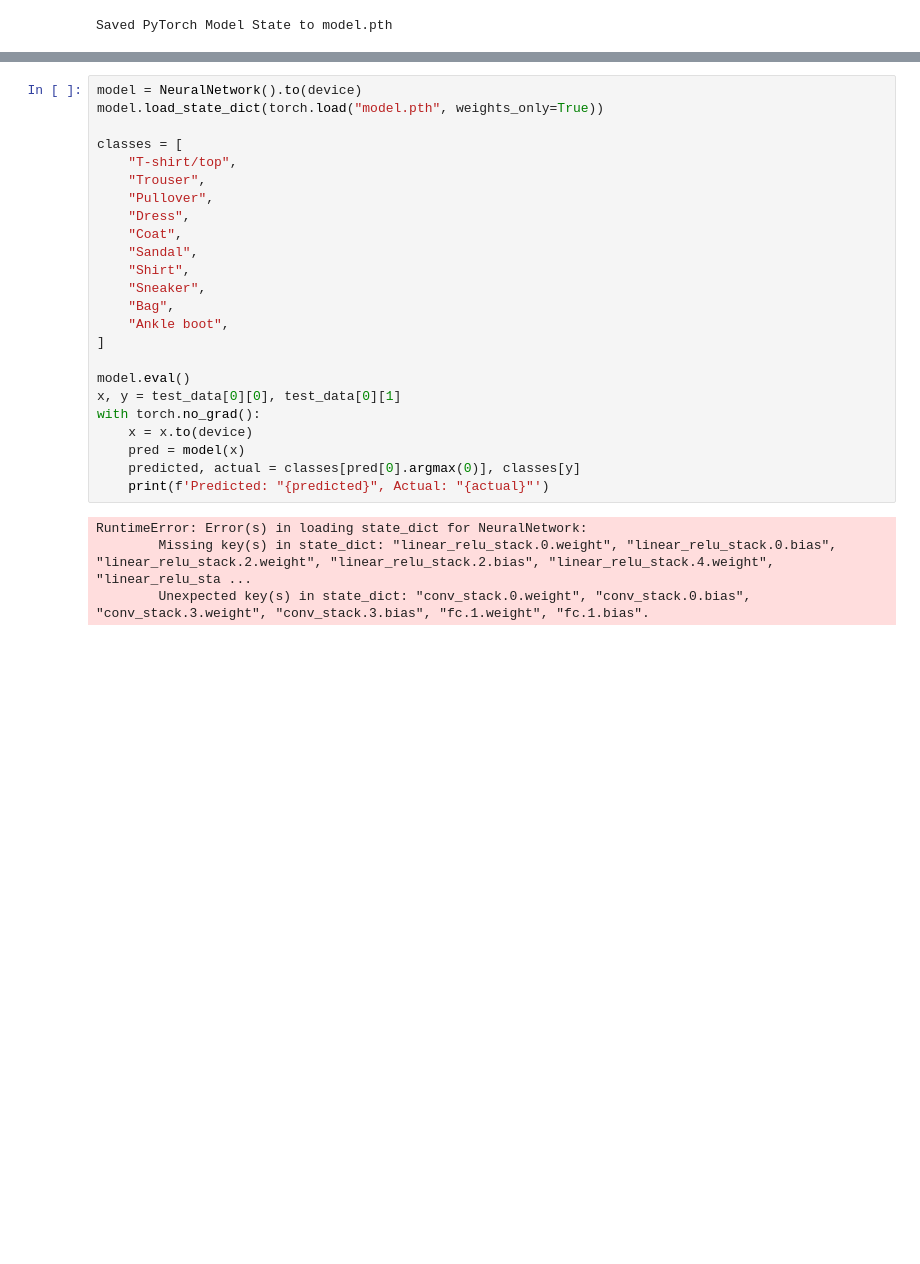
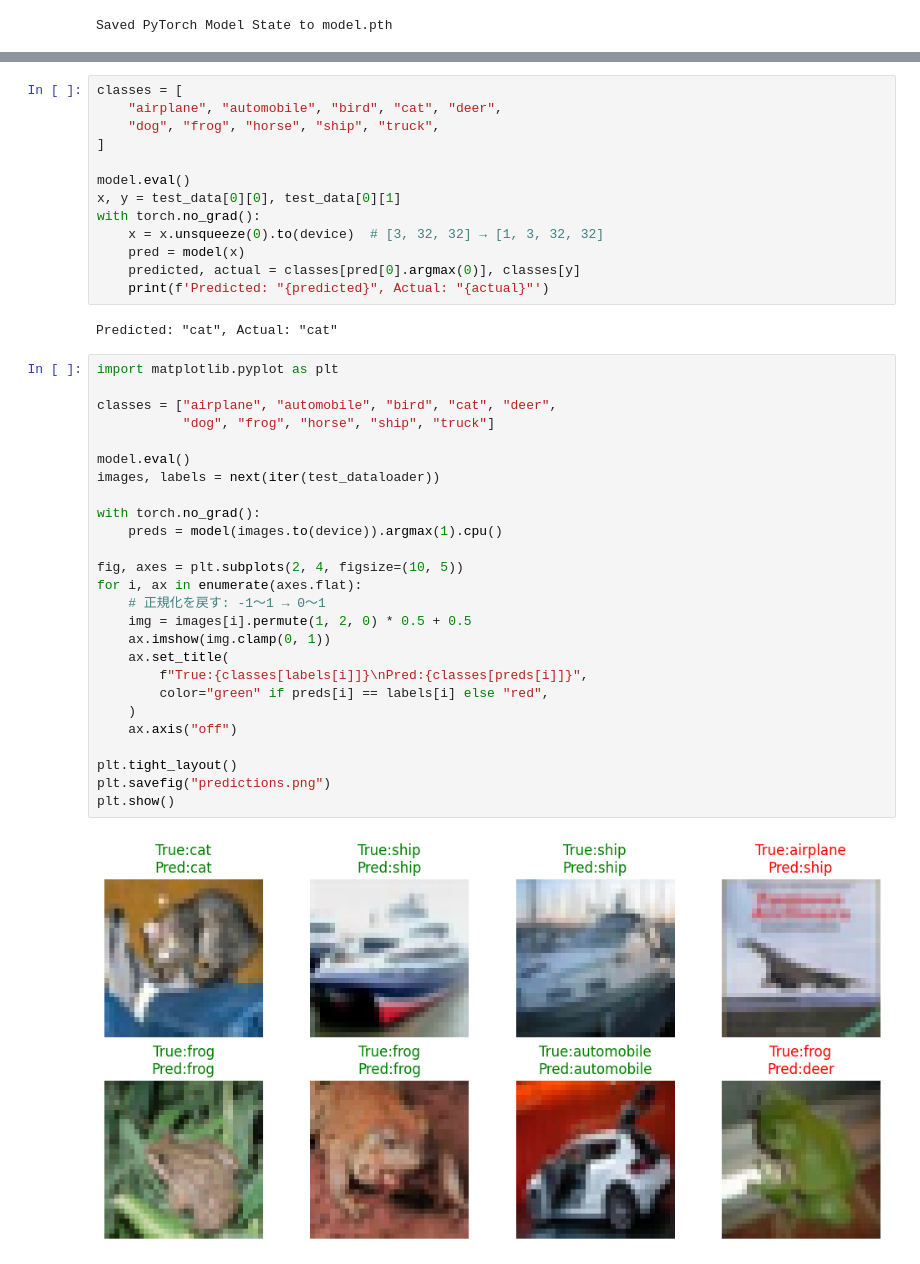
Before and after one commit to juuuuuuuuuuuuuun/pytorch-cifar10, a Jupyter notebook: sutdy_nn.ipynb, the cells around one changed output, grey strips where cells are left out. Cells and saved outputs as stored; diff of their text form; blank space fills up the shorter version.

```diff
--- a/sutdy_nn.ipynb
+++ b/sutdy_nn.ipynb
@@ -224,28 +260,43 @@ Saved PyTorch Model State to model.pth
 # %%
-model = NeuralNetwork().to(device)
-model.load_state_dict(torch.load("model.pth", weights_only=True))
-
 classes = [
-    "T-shirt/top",
-    "Trouser",
-    "Pullover",
-    "Dress",
-    "Coat",
-    "Sandal",
-    "Shirt",
-    "Sneaker",
-    "Bag",
-    "Ankle boot",
+    "airplane", "automobile", "bird", "cat", "deer",
+    "dog", "frog", "horse", "ship", "truck",
 ]
 
 model.eval()
 x, y = test_data[0][0], test_data[0][1]
 with torch.no_grad():
-    x = x.to(device)
+    x = x.unsqueeze(0).to(device)  # [3, 32, 32] → [1, 3, 32, 32]
     pred = model(x)
     predicted, actual = classes[pred[0].argmax(0)], classes[y]
     print(f'Predicted: "{predicted}", Actual: "{actual}"')
 # %% [output]
-RuntimeError: Error(s) in loading state_dict for NeuralNetwork:
-        Missing key(s) in state_dict: "linear_relu_stack.0.weight", "linear_relu_stack.0.bias", "linear_relu_stack.2.weight", "linear_relu_stack.2.bias", "linear_relu_stack.4.weight", "linear_relu_sta ...
-        Unexpected key(s) in state_dict: "conv_stack.0.weight", "conv_stack.0.bias", "conv_stack.3.weight", "conv_stack.3.bias", "fc.1.weight", "fc.1.bias".
+Predicted: "cat", Actual: "cat"
+# %%
+import matplotlib.pyplot as plt
+
+classes = ["airplane", "automobile", "bird", "cat", "deer",
+           "dog", "frog", "horse", "ship", "truck"]
+
+model.eval()
+images, labels = next(iter(test_dataloader))
+
+with torch.no_grad():
+    preds = model(images.to(device)).argmax(1).cpu()
+
+fig, axes = plt.subplots(2, 4, figsize=(10, 5))
+for i, ax in enumerate(axes.flat):
+    # 正規化を戻す: -1〜1 → 0〜1
+    img = images[i].permute(1, 2, 0) * 0.5 + 0.5
+    ax.imshow(img.clamp(0, 1))
+    ax.set_title(
+        f"True:{classes[labels[i]]}\nPred:{classes[preds[i]]}",
+        color="green" if preds[i] == labels[i] else "red",
+    )
+    ax.axis("off")
+
+plt.tight_layout()
+plt.savefig("predictions.png")
+plt.show()
+# %% [output]
+[figure, added]
```
Also changed, not shown: parts of 4 cells of this notebook.
